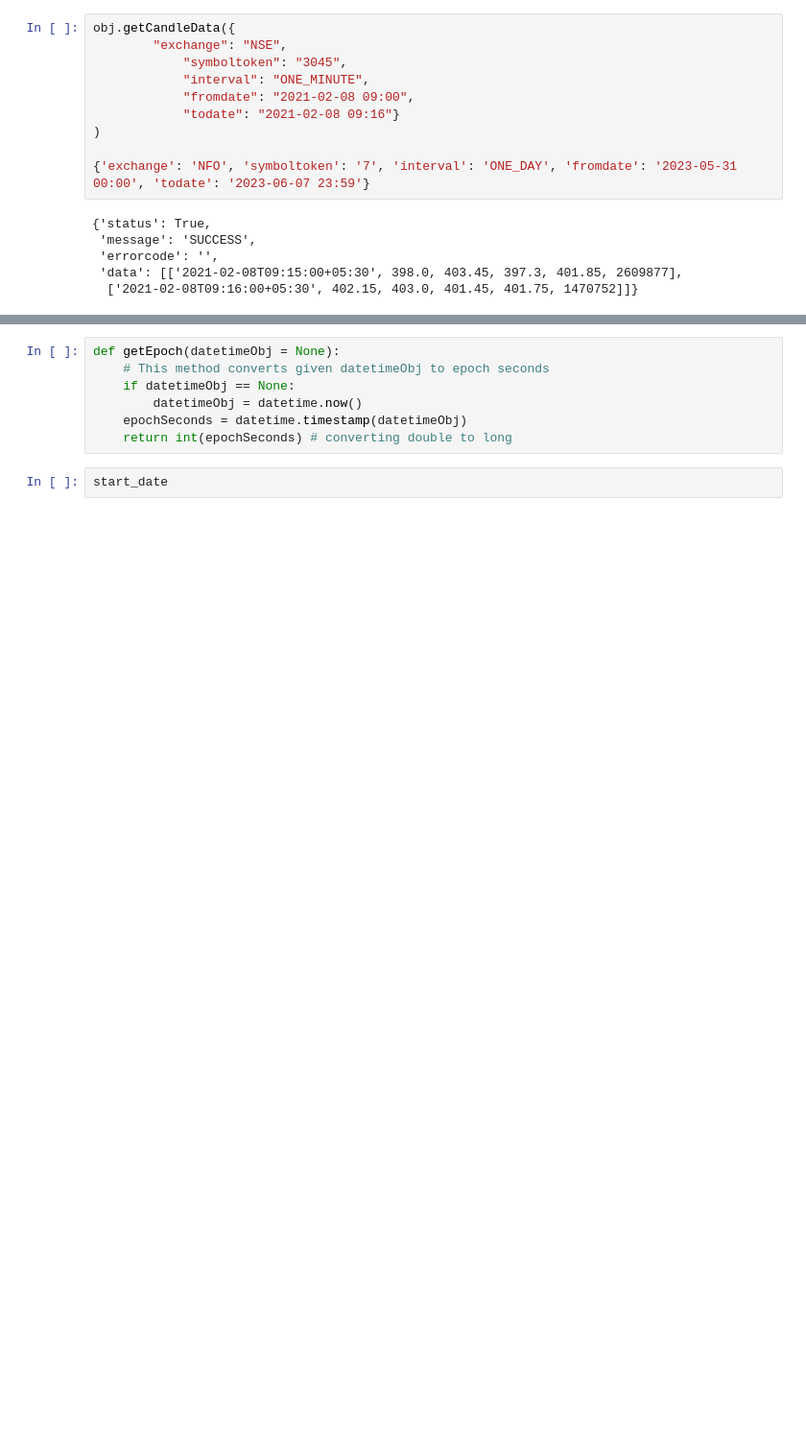
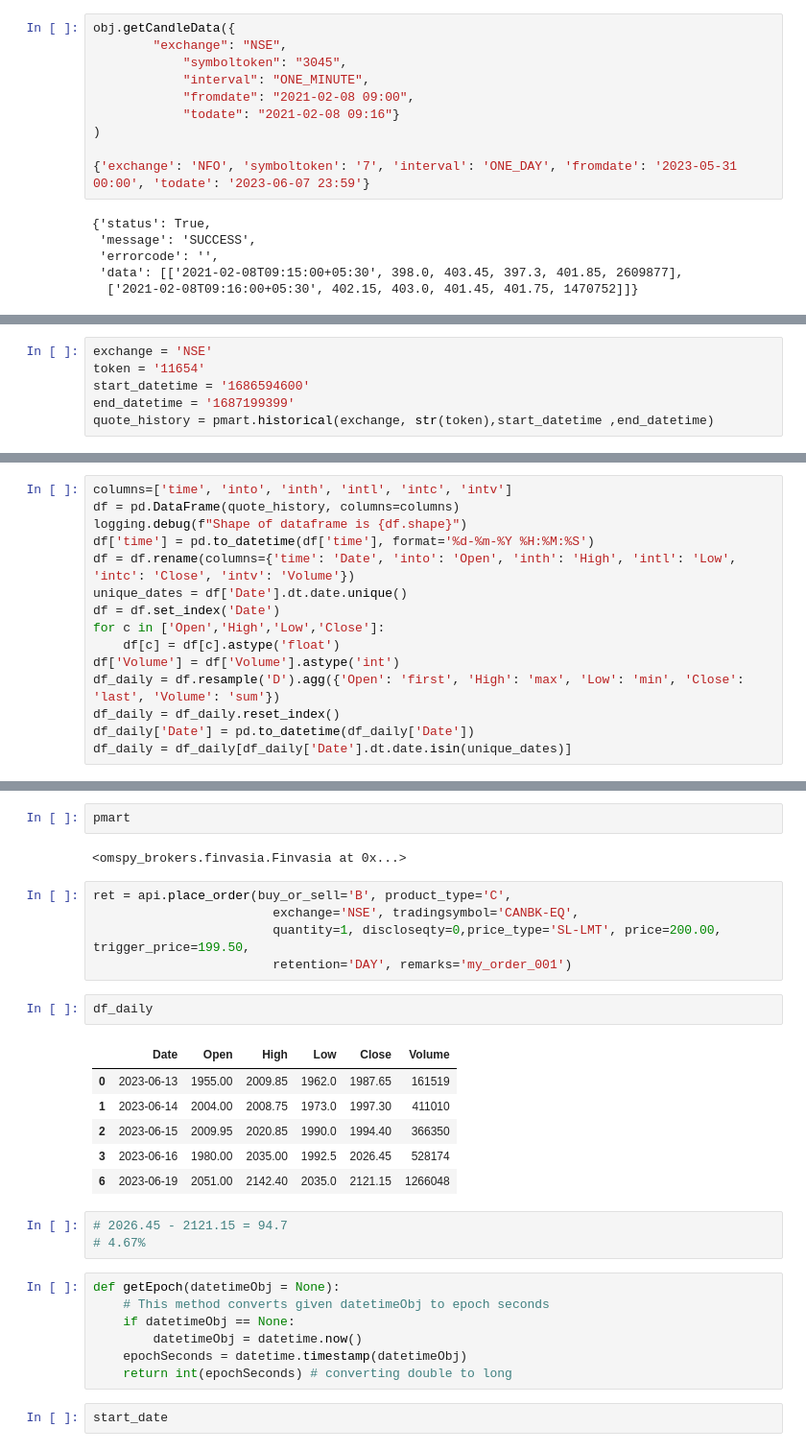
Before and after one commit to bhavesh0009/RocketStrategy, a Jupyter notebook: src/test.ipynb, the cells around one changed output, grey strips where cells are left out. Shown at 96% size. Cells and saved outputs as stored; diff of their text form; blank space fills up the shorter version.

```diff
--- a/src/test.ipynb
+++ b/src/test.ipynb
@@ -714,0 +707,6 @@ resp['o']
+# %%
+exchange = 'NSE'
+token = '11654'
+start_datetime = '1686594600'
+end_datetime = '1687199399'
+quote_history = pmart.historical(exchange, str(token),start_datetime ,end_datetime)
@@ -714,0 +719,15 @@ resp['o']
+# %%
+columns=['time', 'into', 'inth', 'intl', 'intc', 'intv']
+df = pd.DataFrame(quote_history, columns=columns)
+logging.debug(f"Shape of dataframe is {df.shape}")
+df['time'] = pd.to_datetime(df['time'], format='%d-%m-%Y %H:%M:%S')
+df = df.rename(columns={'time': 'Date', 'into': 'Open', 'inth': 'High', 'intl': 'Low', 'intc': 'Close', 'intv': 'Volume'})
+unique_dates = df['Date'].dt.date.unique()
+df = df.set_index('Date')
+for c in ['Open','High','Low','Close']:
+    df[c] = df[c].astype('float')
+df['Volume'] = df['Volume'].astype('int')
+df_daily = df.resample('D').agg({'Open': 'first', 'High': 'max', 'Low': 'min', 'Close': 'last', 'Volume': 'sum'})
+df_daily = df_daily.reset_index()
+df_daily['Date'] = pd.to_datetime(df_daily['Date'])
+df_daily = df_daily[df_daily['Date'].dt.date.isin(unique_dates)]
@@ -715,3 +764,24 @@ resp['o']
+# %%
+pmart
+# %% [output]
+<omspy_brokers.finvasia.Finvasia at 0x...>
+# %%
+ret = api.place_order(buy_or_sell='B', product_type='C',
+                        exchange='NSE', tradingsymbol='CANBK-EQ',
+                        quantity=1, discloseqty=0,price_type='SL-LMT', price=200.00, trigger_price=199.50,
+                        retention='DAY', remarks='my_order_001')
+# %%
+df_daily
+# %% [output]
+|  | Date | Open | High | Low | Close | Volume |
+| 0 | 2023-06-13 | 1955.00 | 2009.85 | 1962.0 | 1987.65 | 161519 |
+| 1 | 2023-06-14 | 2004.00 | 2008.75 | 1973.0 | 1997.30 | 411010 |
+| 2 | 2023-06-15 | 2009.95 | 2020.85 | 1990.0 | 1994.40 | 366350 |
+| 3 | 2023-06-16 | 1980.00 | 2035.00 | 1992.5 | 2026.45 | 528174 |
+| 6 | 2023-06-19 | 2051.00 | 2142.40 | 2035.0 | 2121.15 | 1266048 |
+# %%
+# 2026.45 - 2121.15 = 94.7
+# 4.67%
 # %%
 def getEpoch(datetimeObj = None):
     # This method converts given datetimeObj to epoch seconds
```
Also changed, not shown: parts of 21 cells of this notebook, 18 other files.
